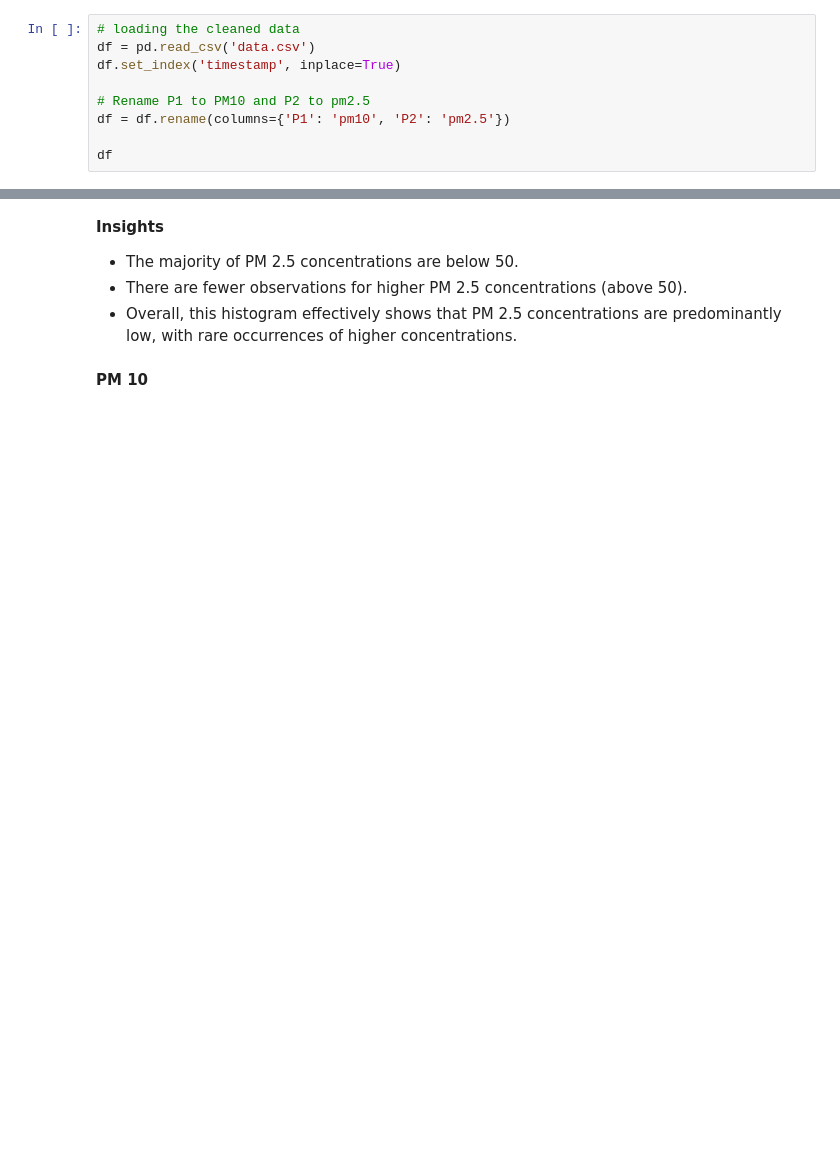
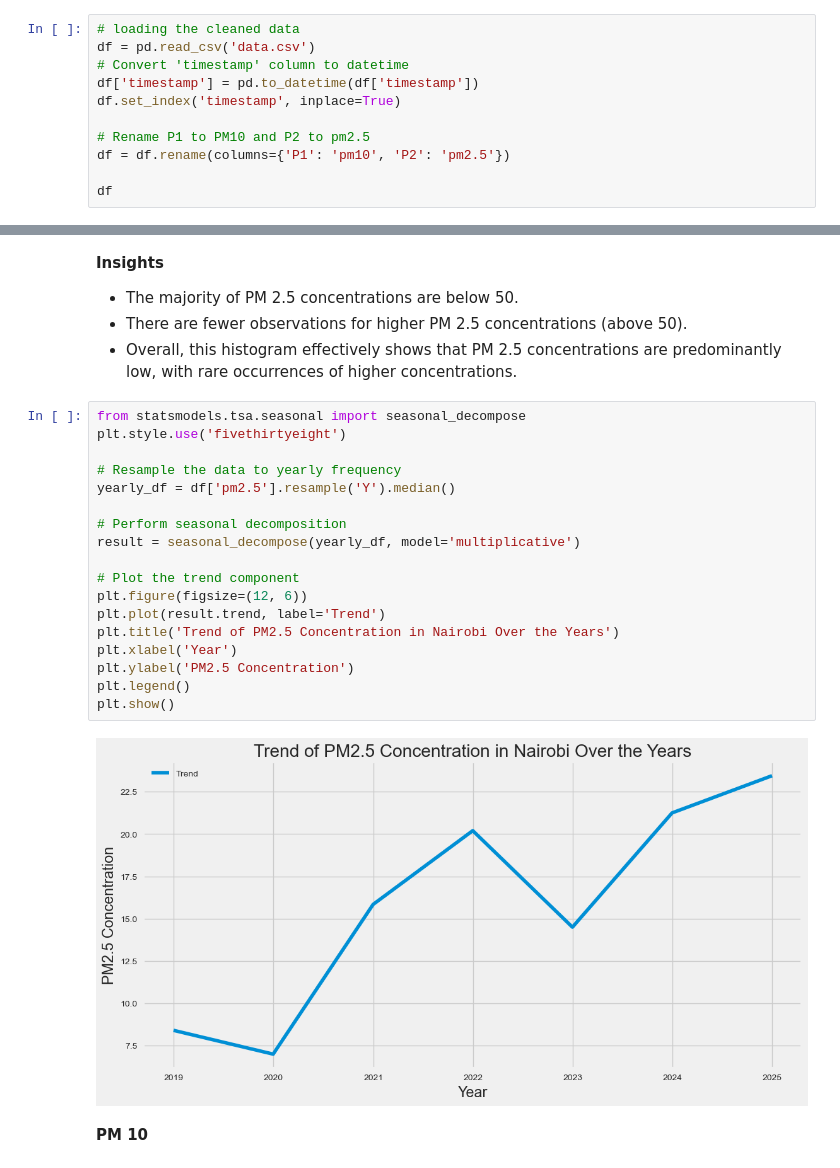
Before and after one commit to Lorraine254/Nairobi_Air_Quality_Monitoring, a Jupyter notebook: Analysis/analysis_v2.ipynb, the cells around one changed output, grey strips where cells are left out. Saved outputs shown, nothing was run; the diff lists cells and outputs as text; blank space fills up the shorter version.

```diff
--- a/Analysis/analysis_v2.ipynb
+++ b/Analysis/analysis_v2.ipynb
@@ -9,6 +9,8 @@ warnings.filterwarnings('ignore')
 # %%
 # loading the cleaned data
 df = pd.read_csv('data.csv')
+# Convert 'timestamp' column to datetime
+df['timestamp'] = pd.to_datetime(df['timestamp'])
 df.set_index('timestamp', inplace=True)
 
 # Rename P1 to PM10 and P2 to pm2.5
@@ -95,6 +97,26 @@ plt.show()
 - The majority of PM 2.5 concentrations are below 50.
 - There are fewer observations for higher PM 2.5 concentrations (above 50).
 - Overall, this histogram effectively shows that PM 2.5 concentrations are predominantly low, with rare occurrences of higher concentrations.
+# %%
+from statsmodels.tsa.seasonal import seasonal_decompose
+plt.style.use('fivethirtyeight')
+
+# Resample the data to yearly frequency
+yearly_df = df['pm2.5'].resample('Y').median()
+
+# Perform seasonal decomposition
+result = seasonal_decompose(yearly_df, model='multiplicative')
+
+# Plot the trend component
+plt.figure(figsize=(12, 6))
+plt.plot(result.trend, label='Trend')
+plt.title('Trend of PM2.5 Concentration in Nairobi Over the Years')
+plt.xlabel('Year')
+plt.ylabel('PM2.5 Concentration')
+plt.legend()
+plt.show()
+# %% [output]
+[figure, added]
 # %% [markdown]
 **PM 10**
 # %%
```
Also changed, not shown: parts of 36 cells of this notebook, 1 other file.
